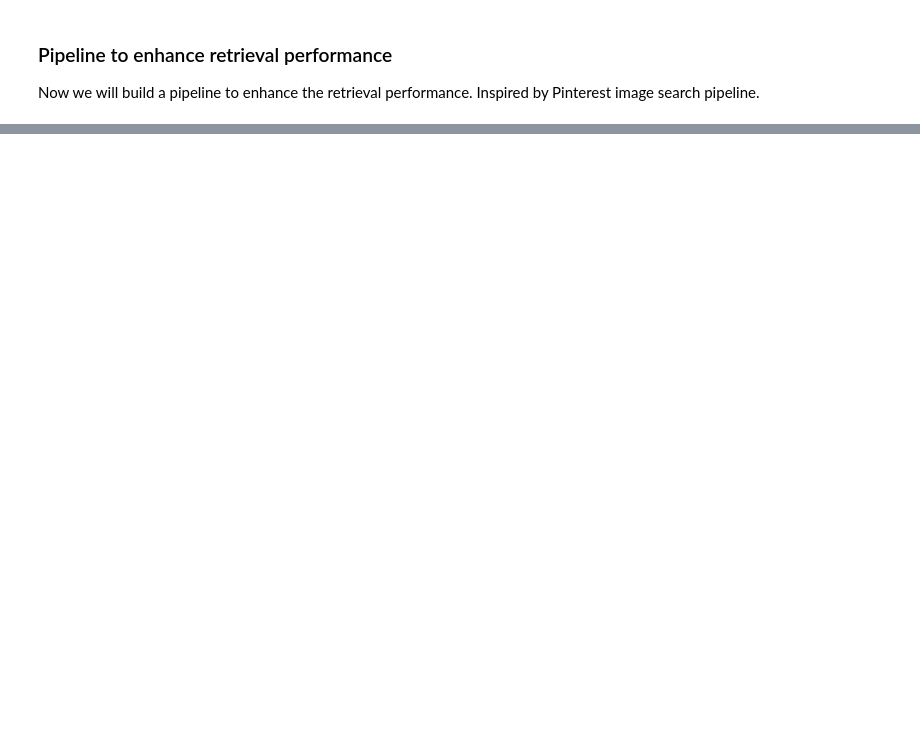
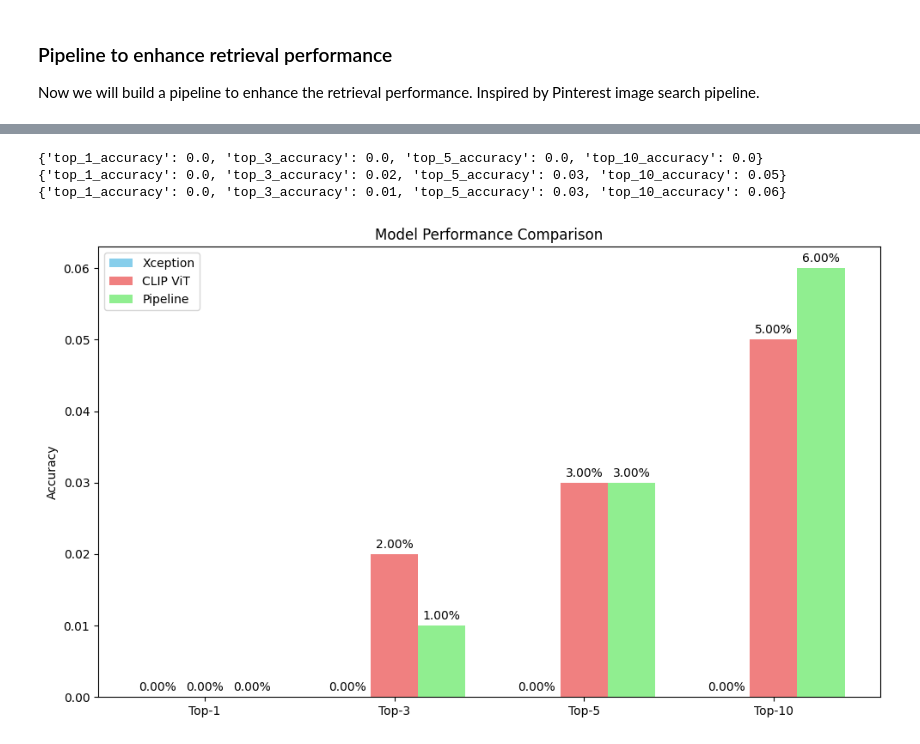
Before and after one commit to MohammedYaseen97/shopping-image-search, a Jupyter notebook: performance.ipynb, the cells around one changed output, grey strips where cells are left out. Saved outputs shown, nothing was run; the diff lists cells and outputs as text; code cells hidden in the pictures; blank space fills up the shorter version.

```diff
--- a/performance.ipynb
+++ b/performance.ipynb
@@ -428,0 +624,54 @@ print("Final results:", final_results)
+# %%
+import matplotlib.pyplot as plt
+import numpy as np
+
+print(xception_accuracies)
+print(clipvit_accuracies)
+print(pipeline_accuracies)
+
+# Extract accuracy values
+metrics = ['top_1_accuracy', 'top_3_accuracy', 'top_5_accuracy', 'top_10_accuracy']
+xception_values = [xception_accuracies[m] for m in metrics]
+clipvit_values = [clipvit_accuracies[m] for m in metrics]
+pipeline_values = [pipeline_accuracies[m] for m in metrics]
+
+# Set up bar positions
+x = np.arange(len(metrics))
+width = 0.25  # Reduced width to fit 3 bars
+
+# Create figure and axis
+fig, ax = plt.subplots(figsize=(10, 6))
+
+# Create bars
+rects1 = ax.bar(x - width, xception_values, width, label='Xception', color='skyblue')
+rects2 = ax.bar(x, clipvit_values, width, label='CLIP ViT', color='lightcoral')
+rects3 = ax.bar(x + width, pipeline_values, width, label='Pipeline', color='lightgreen')
+
+# Customize plot
+ax.set_ylabel('Accuracy')
+ax.set_title('Model Performance Comparison')
+ax.set_xticks(x)
+ax.set_xticklabels(['Top-1', 'Top-3', 'Top-5', 'Top-10'])
+ax.legend()
+
+# Add value labels on top of bars
+def autolabel(rects):
+    for rect in rects:
+        height = rect.get_height()
+        ax.annotate(f'{height:.2%}',
+                    xy=(rect.get_x() + rect.get_width() / 2, height),
+                    xytext=(0, 3),  # 3 points vertical offset
+                    textcoords="offset points",
+                    ha='center', va='bottom', rotation=0)
+
+autolabel(rects1)
+autolabel(rects2)
+autolabel(rects3)
+
+plt.tight_layout()
+plt.show()
+# %% [output]
+{'top_1_accuracy': 0.0, 'top_3_accuracy': 0.0, 'top_5_accuracy': 0.0, 'top_10_accuracy': 0.0}
+{'top_1_accuracy': 0.0, 'top_3_accuracy': 0.02, 'top_5_accuracy': 0.03, 'top_10_accuracy': 0.05}
+{'top_1_accuracy': 0.0, 'top_3_accuracy': 0.01, 'top_5_accuracy': 0.03, 'top_10_accuracy': 0.06}
+[figure, added]
```
Also changed, not shown: parts of 13 cells of this notebook, 8 other files.
